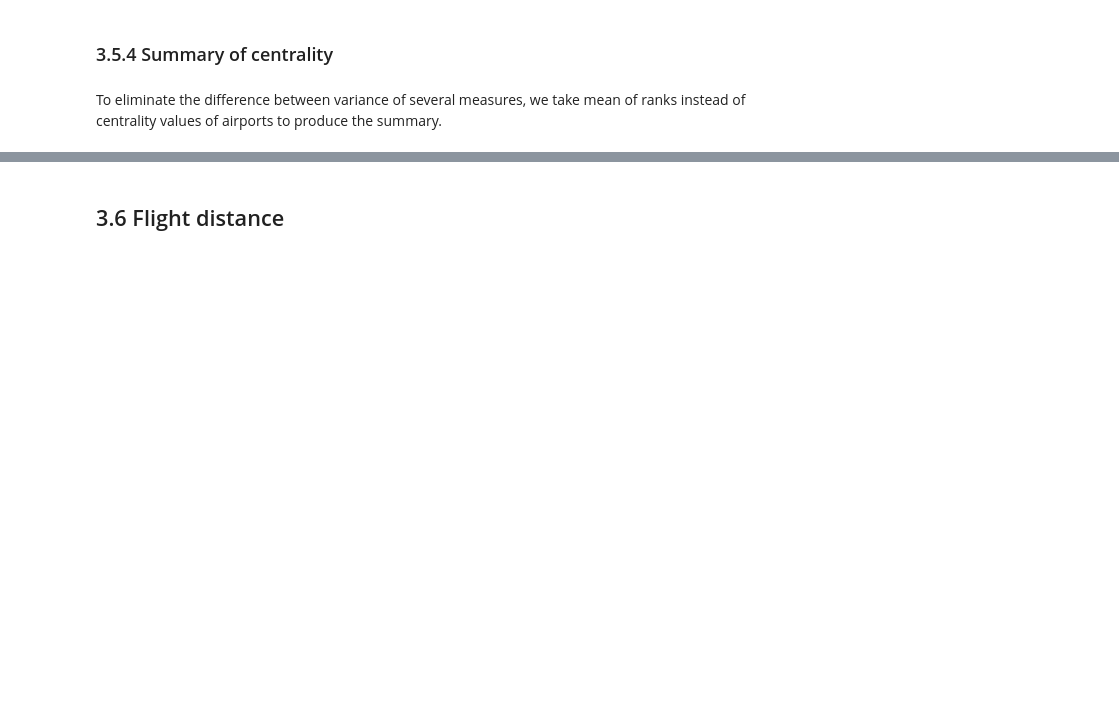
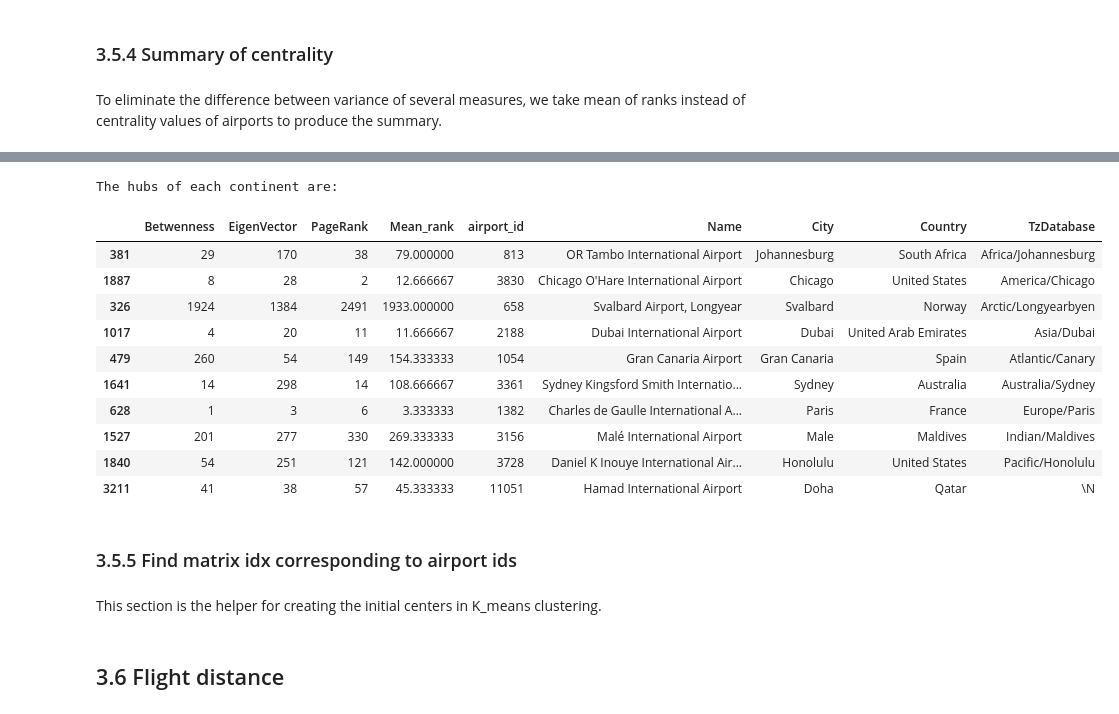
Before and after one commit to lchenbb/NTDS2019_Project, a Jupyter notebook: explore_data.ipynb, the cells around one changed output, grey strips where cells are left out. Saved outputs shown, nothing was run; the diff lists cells and outputs as text; code cells hidden in the pictures; blank space fills up the shorter version.

```diff
--- a/explore_data.ipynb
+++ b/explore_data.ipynb
@@ -281,3 +282,6 @@ centrality_summary = centrality_summary.merge(airports[["airport_id", "Name",
+# %%
+# Get hub of each continent
+continent_hub_indices = centrality_summary.groupby("Continent", axis = 0)["Mean_rank"].idxmin()
 # %%
 # Get top K airports with respect to mean rank
 displayed_summary = centrality_summary.sort_values(by = "Mean_rank", ascending = True, axis = 0).head(10)
@@ -299,0 +304,22 @@ displayed_summary
+# %%
+continent_hubs = centrality_summary.loc[continent_hub_indices]
+# %%
+print("The hubs of each continent are:")
+continent_hubs
+# %% [output]
+The hubs of each continent are:
+|  | Betwenness | EigenVector | PageRank | Mean_rank | airport_id | Name | City | Country | TzDatabase |
+| 381 | 29 | 170 | 38 | 79.000000 | 813 | OR Tambo International Airport | Johannesburg | South Africa | Africa/Johannesburg |
+| 1887 | 8 | 28 | 2 | 12.666667 | 3830 | Chicago O'Hare International Airport | Chicago | United States | America/Chicago |
+| 326 | 1924 | 1384 | 2491 | 1933.000000 | 658 | Svalbard Airport, Longyear | Svalbard | Norway | Arctic/Longyearbyen |
+| 1017 | 4 | 20 | 11 | 11.666667 | 2188 | Dubai International Airport | Dubai | United Arab Emirates | Asia/Dubai |
+| 479 | 260 | 54 | 149 | 154.333333 | 1054 | Gran Canaria Airport | Gran Canaria | Spain | Atlantic/Canary |
+| 1641 | 14 | 298 | 14 | 108.666667 | 3361 | Sydney Kingsford Smith Internatio... | Sydney | Australia | Australia/Sydney |
+| 628 | 1 | 3 | 6 | 3.333333 | 1382 | Charles de Gaulle International A... | Paris | France | Europe/Paris |
+| 1527 | 201 | 277 | 330 | 269.333333 | 3156 | Malé International Airport | Male | Maldives | Indian/Maldives |
+| 1840 | 54 | 251 | 121 | 142.000000 | 3728 | Daniel K Inouye International Air... | Honolulu | United States | Pacific/Honolulu |
+| 3211 | 41 | 38 | 57 | 45.333333 | 11051 | Hamad International Airport | Doha | Qatar | \N |
+# %% [markdown]
+### 3.5.5 Find matrix idx corresponding to airport ids
+# %% [markdown]
+This section is the helper for creating the initial centers in K_means clustering.
```
Also changed, not shown: parts of 24 cells of this notebook, 14 other files.
